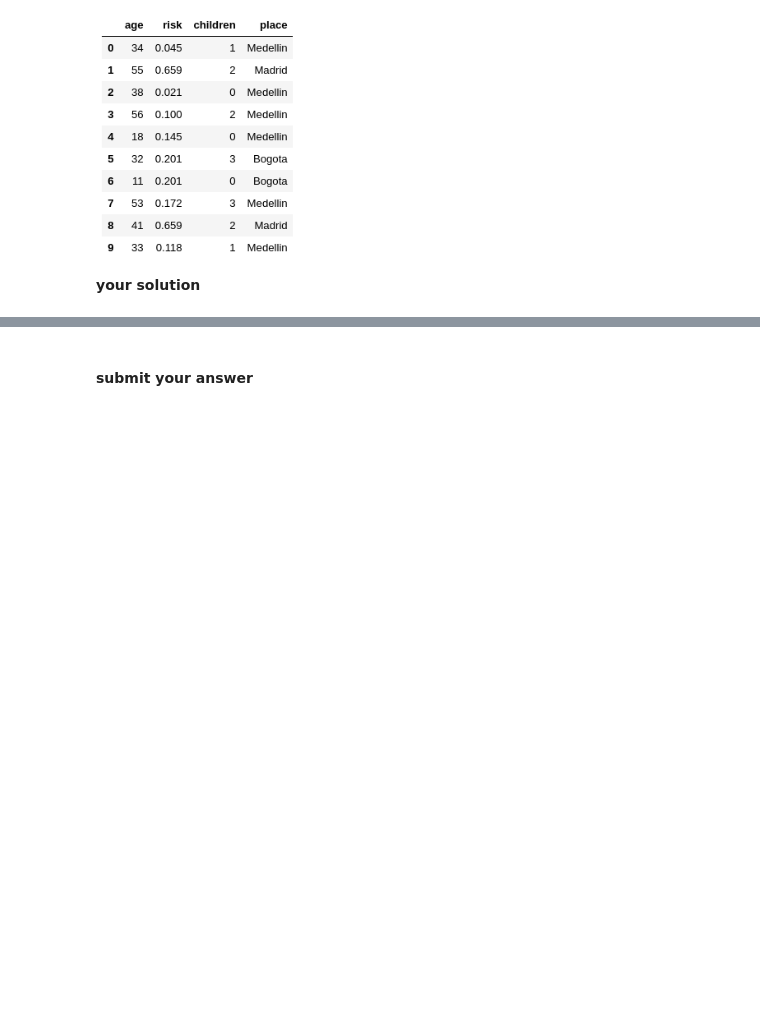
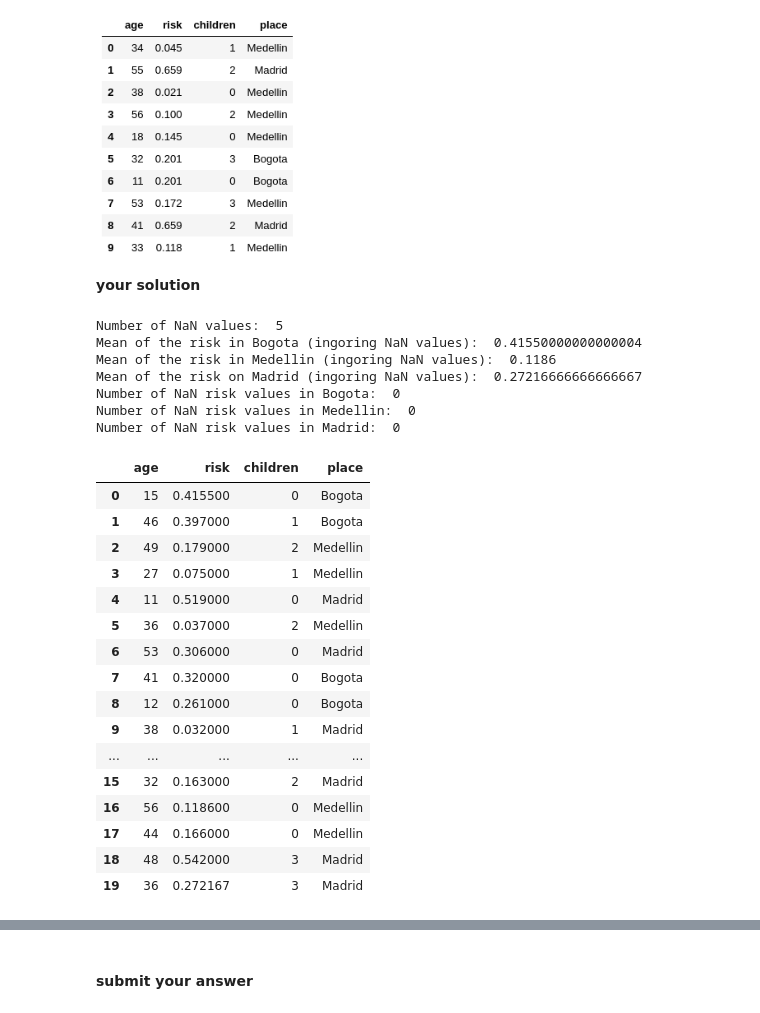
Before and after one commit to bcolorado/ML-course, a Jupyter notebook: LAB_04_01_CLEANING_DATA.ipynb, the cells around one changed output, grey strips where cells are left out. Drawn from its saved outputs; the diff is of its cells as text; code cells hidden in the pictures; blank space fills up the shorter version.

```diff
--- a/LAB_04_01_CLEANING_DATA.ipynb
+++ b/LAB_04_01_CLEANING_DATA.ipynb
@@ -119,5 +112,64 @@ my_d01.to_csv('risk_fixed.csv',index=False)
 # %% [markdown]
 **your solution**
+# %%
+r_level_original = pd.read_csv("risk.csv")
+r_level_copy = r_level_original.copy()
+
+
+# Get the NaN values count from the column ["risk"]
+
+print("Number of NaN values: ",r_level_copy["risk"].isna().sum())
+
+risk_mean_Bogota = r_level_copy.loc[r_level_copy["place"]=="Bogota","risk"].mean()
+risk_mean_Medellin = r_level_copy.loc[r_level_copy["place"]=="Medellin","risk"].mean()
+risk_mean_Madrid = r_level_copy.loc[r_level_copy["place"]=="Madrid","risk"].mean()
+
+print("Mean of the risk in Bogota (ingoring NaN values): ", risk_mean_Bogota)
+print("Mean of the risk in Medellin (ingoring NaN values): ",  risk_mean_Medellin)
+print("Mean of the risk on Madrid (ingoring NaN values): ", risk_mean_Madrid )
+
+
+# Replacing the NaN values contained in column "risk" with the new respective means per city
+
+r_level_copy.loc[r_level_copy["place"]=="Bogota","risk"] = r_level_copy.loc[r_level_copy["place"]=="Bogota","risk"].fillna(risk_mean_Bogota)
+print("Number of NaN risk values in Bogota: ",r_level_copy.loc[r_level_copy["place"]=="Bogota","risk"].isna().sum())
+
+r_level_copy.loc[r_level_copy["place"]=="Medellin","risk"]=r_level_copy.loc[r_level_copy["place"]=="Medellin","risk"].fillna(risk_mean_Medellin)
+print("Number of NaN risk values in Medellin: ",r_level_copy.loc[r_level_copy["place"]=="Medellin","risk"].isna().sum())
+
+r_level_copy.loc[r_level_copy["place"]=="Madrid","risk"]=r_level_copy.loc[r_level_copy["place"]=="Madrid","risk"].fillna(risk_mean_Madrid)
+print("Number of NaN risk values in Madrid: ",r_level_copy.loc[r_level_copy["place"]=="Madrid","risk"].isna().sum())
+
+
+# Save the new csv
+
+r_level_copy.to_csv("risk_fixed.csv", index=False)
+r_level_copy
+# %% [output]
+Number of NaN values:  5
+Mean of the risk in Bogota (ingoring NaN values):  0.41550000000000004
+Mean of the risk in Medellin (ingoring NaN values):  0.1186
+Mean of the risk on Madrid (ingoring NaN values):  0.27216666666666667
+Number of NaN risk values in Bogota:  0
+Number of NaN risk values in Medellin:  0
+Number of NaN risk values in Madrid:  0
+|  | age | risk | children | place |
+| 0 | 15 | 0.415500 | 0 | Bogota |
+| 1 | 46 | 0.397000 | 1 | Bogota |
+| 2 | 49 | 0.179000 | 2 | Medellin |
+| 3 | 27 | 0.075000 | 1 | Medellin |
+| 4 | 11 | 0.519000 | 0 | Madrid |
+| 5 | 36 | 0.037000 | 2 | Medellin |
+| 6 | 53 | 0.306000 | 0 | Madrid |
+| 7 | 41 | 0.320000 | 0 | Bogota |
+| 8 | 12 | 0.261000 | 0 | Bogota |
+| 9 | 38 | 0.032000 | 1 | Madrid |
+| ... | ... | ... | ... | ... |
+| 15 | 32 | 0.163000 | 2 | Madrid |
+| 16 | 56 | 0.118600 | 0 | Medellin |
+| 17 | 44 | 0.166000 | 0 | Medellin |
+| 18 | 48 | 0.542000 | 3 | Madrid |
+| 19 | 36 | 0.272167 | 3 | Madrid |
 # %%
 r01 = pd.read_csv("risk_fixed.csv")
 r01
```
Also changed, not shown: parts of 6 cells of this notebook.
